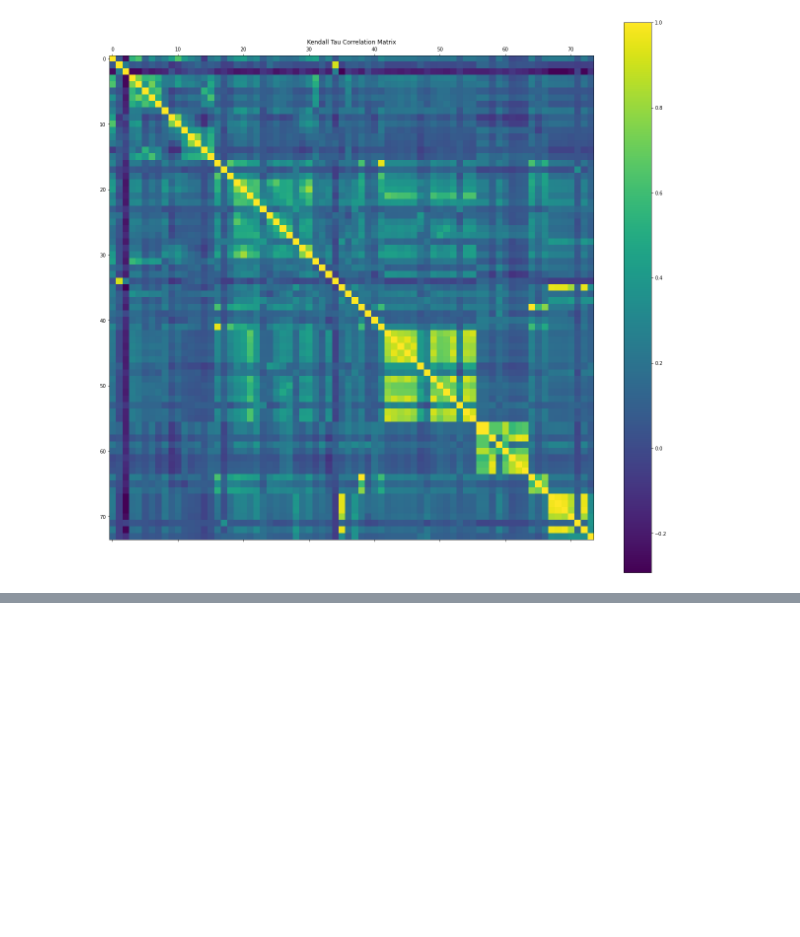
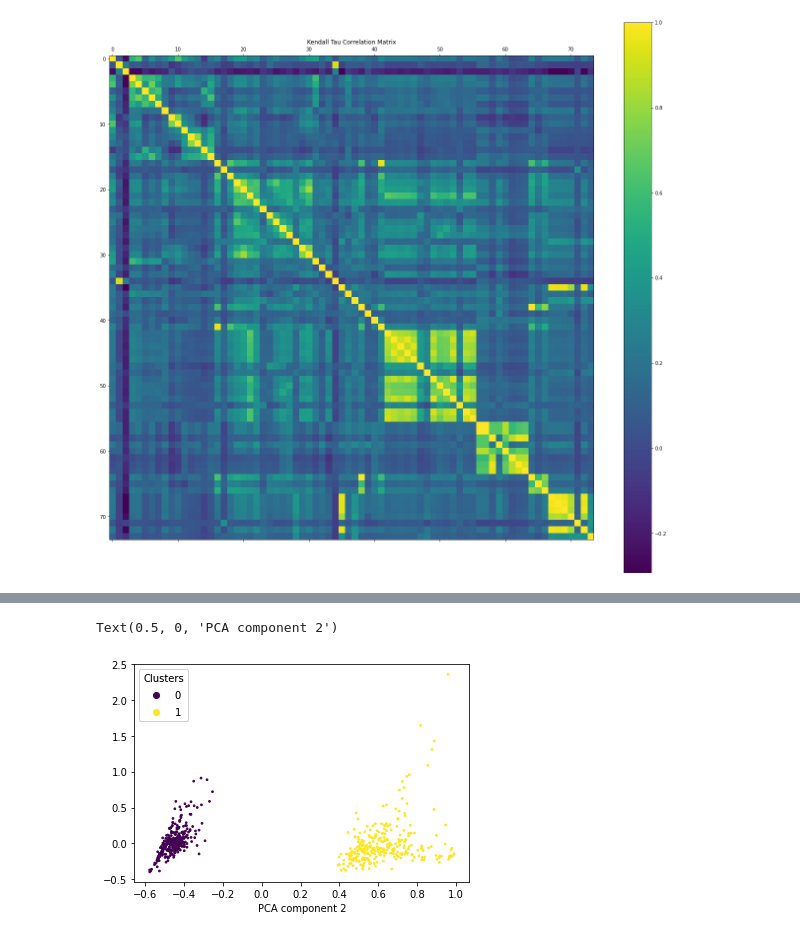
Before and after one commit to Eponeshnikov/ASMetrics, a Jupyter notebook: main.ipynb, the cells around one changed output, grey strips where cells are left out. Drawn from its saved outputs; the diff is of its cells as text; code cells hidden in the pictures; blank space fills up the shorter version.

```diff
--- a/main.ipynb
+++ b/main.ipynb
@@ -223,0 +289,15 @@ correlation between wf_avg_success_duration and wf_avg_successes_per_day_real is
+# %%
+kmeans = KMeans(n_clusters=list(range(2, 10))[np.argmax(sil)], random_state=0, init='k-means++')
+kmeans.fit(scaler.fit_transform(df))
+pca = PCA(n_components=2)
+x_tr = pca.fit_transform(scaler.fit_transform(df))
+
+fig, ax = plt.subplots()
+scat = ax.scatter(x_tr[:,0], x_tr[:,1], s=3, c=kmeans.labels_)
+a1 = ax.legend(*scat.legend_elements(), title="Clusters")
+ax.add_artist(a1)
+ax.set_xlabel("PCA component 1")
+ax.set_xlabel("PCA component 2")
+# %% [output]
+Text(0.5, 0, 'PCA component 2')
+[figure, added]
```
Also changed, not shown: parts of 26 cells of this notebook, 3 other files.
